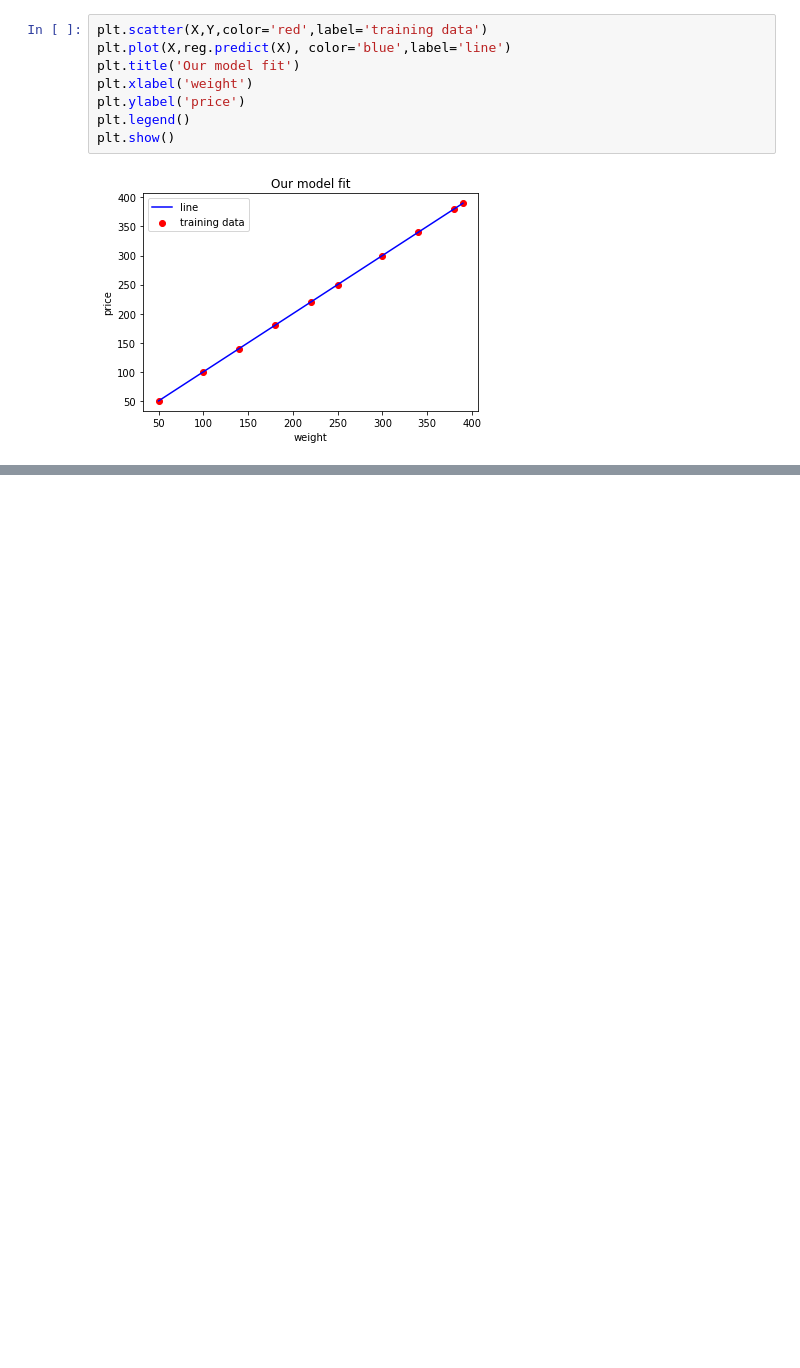
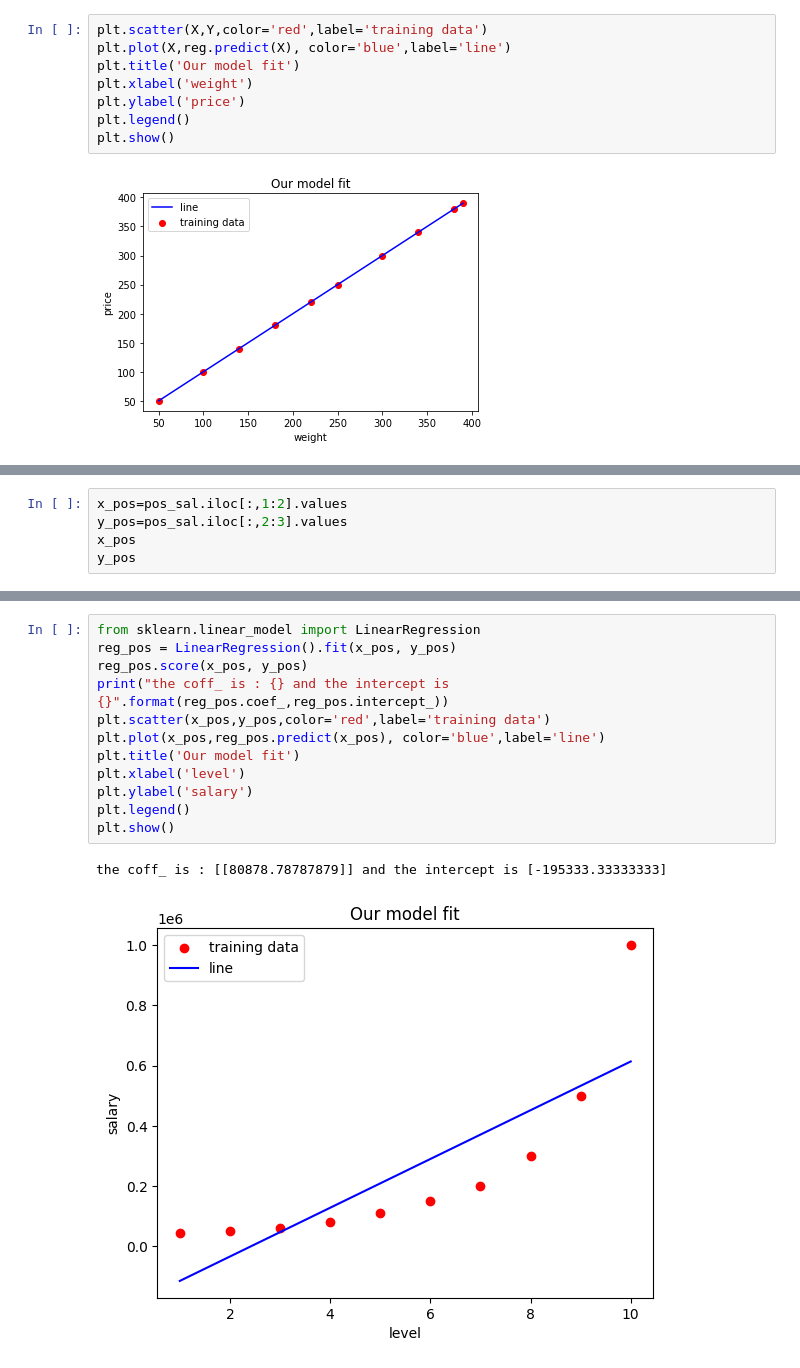
Before and after one commit to ShadyTarek10/AMIT-AI-Machine-Learning, a Jupyter notebook: Melon.ipynb, the cells around one changed output, grey strips where cells are left out. Saved outputs shown, nothing was run; the diff lists cells and outputs as text; blank space fills up the shorter version.

```diff
--- a/Melon.ipynb
+++ b/Melon.ipynb
@@ -54,0 +84,5 @@ plt.show()
+# %%
+x_pos=pos_sal.iloc[:,1:2].values
+y_pos=pos_sal.iloc[:,2:3].values
+x_pos
+y_pos
@@ -54,0 +100,15 @@ plt.show()
+# %%
+from sklearn.linear_model import LinearRegression
+reg_pos = LinearRegression().fit(x_pos, y_pos)
+reg_pos.score(x_pos, y_pos)
+print("the coff_ is : {} and the intercept is {}".format(reg_pos.coef_,reg_pos.intercept_))
+plt.scatter(x_pos,y_pos,color='red',label='training data')
+plt.plot(x_pos,reg_pos.predict(x_pos), color='blue',label='line')
+plt.title('Our model fit')
+plt.xlabel('level')
+plt.ylabel('salary')
+plt.legend()
+plt.show()
+# %% [output]
+the coff_ is : [[80878.78787879]] and the intercept is [-195333.33333333]
+[figure, added]
```
Also changed, not shown: parts of 9 cells of this notebook.
